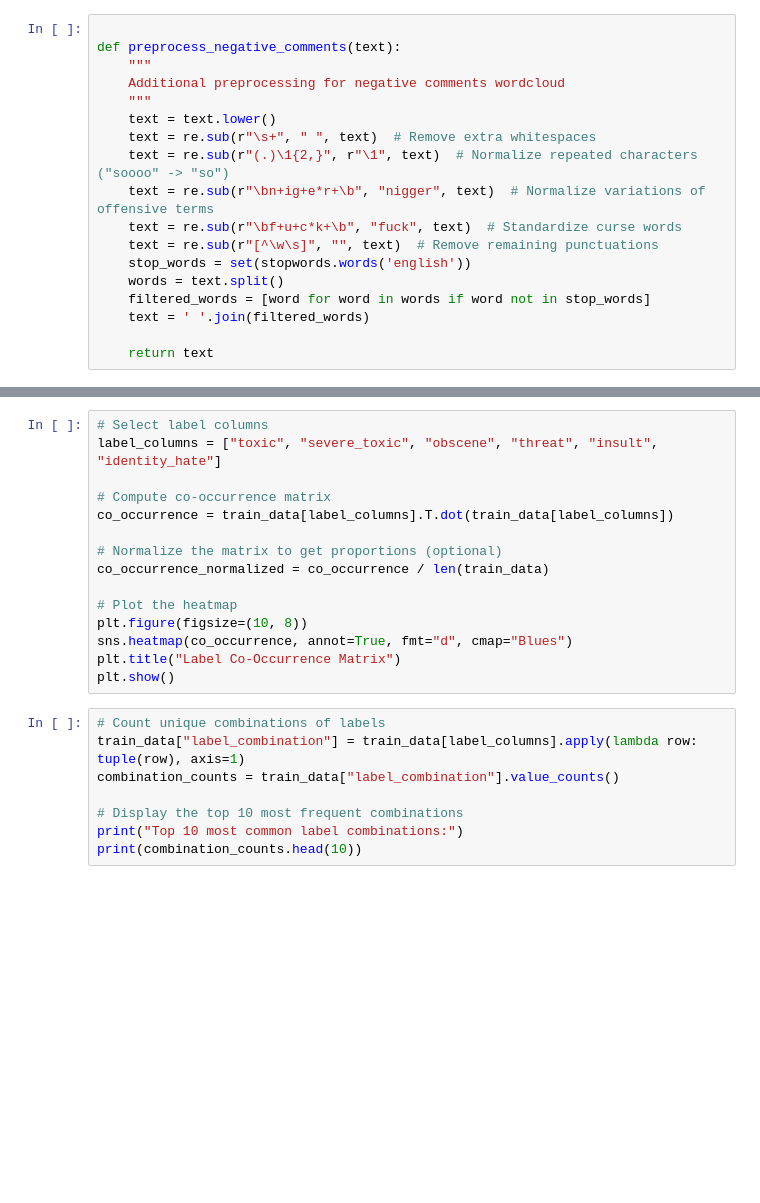
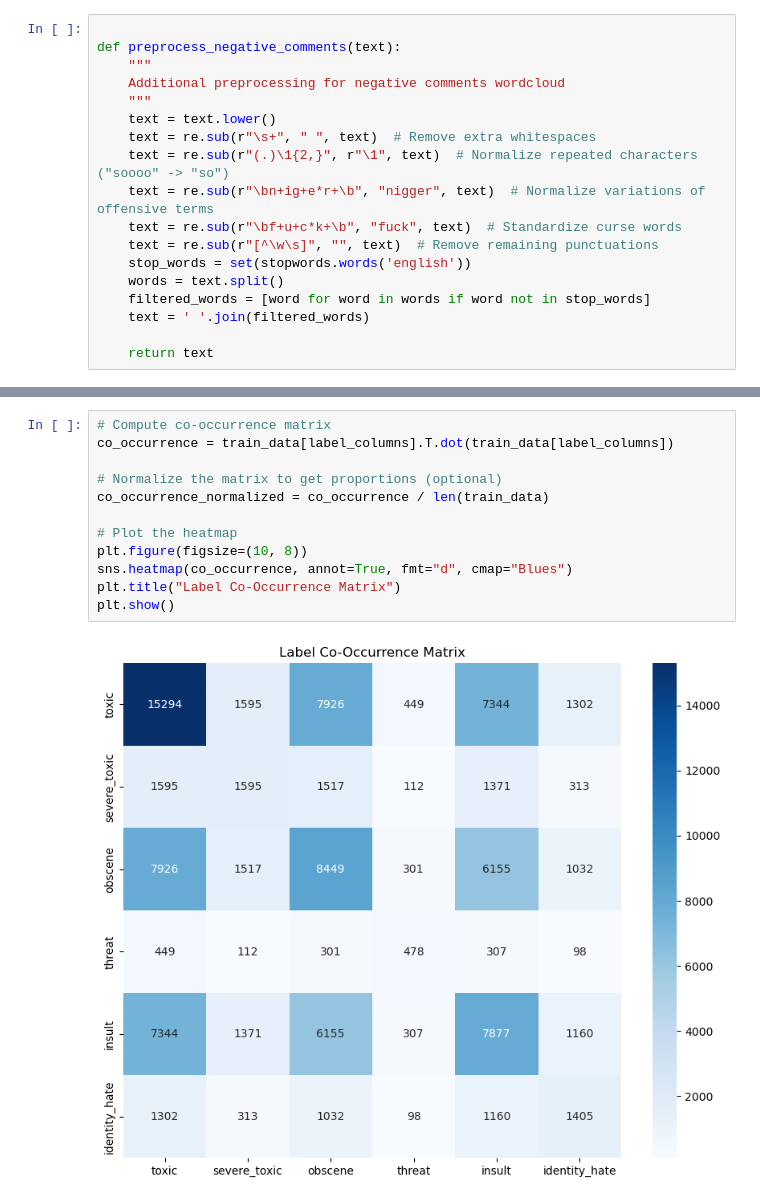
Before and after one commit to marthakatharina/ML-toxic-comments, a Jupyter notebook: Toxic comments/EDA.ipynb, the cells around one changed output, grey strips where cells are left out. Cells and saved outputs as stored; diff of their text form; blank space fills up the shorter version.

```diff
--- a/Toxic comments/EDA.ipynb
+++ b/Toxic comments/EDA.ipynb
@@ -205,23 +316,14 @@ print(long_comments[['cleaned_comment', 'toxic', 'obscene', 'insult']].head())
 # %%
-# Select label columns
-label_columns = ["toxic", "severe_toxic", "obscene", "threat", "insult", "identity_hate"]
-
 # Compute co-occurrence matrix
 co_occurrence = train_data[label_columns].T.dot(train_data[label_columns])
 
 # Normalize the matrix to get proportions (optional)
 co_occurrence_normalized = co_occurrence / len(train_data)
 
 # Plot the heatmap
 plt.figure(figsize=(10, 8))
 sns.heatmap(co_occurrence, annot=True, fmt="d", cmap="Blues")
 plt.title("Label Co-Occurrence Matrix")
 plt.show()
+# %% [output]
+[figure, added]
-# %%
-# Count unique combinations of labels
-train_data["label_combination"] = train_data[label_columns].apply(lambda row: tuple(row), axis=1)
-combination_counts = train_data["label_combination"].value_counts()
-
-# Display the top 10 most frequent combinations
-print("Top 10 most common label combinations:")
-print(combination_counts.head(10))
```
Also changed, not shown: parts of 14 cells of this notebook.
